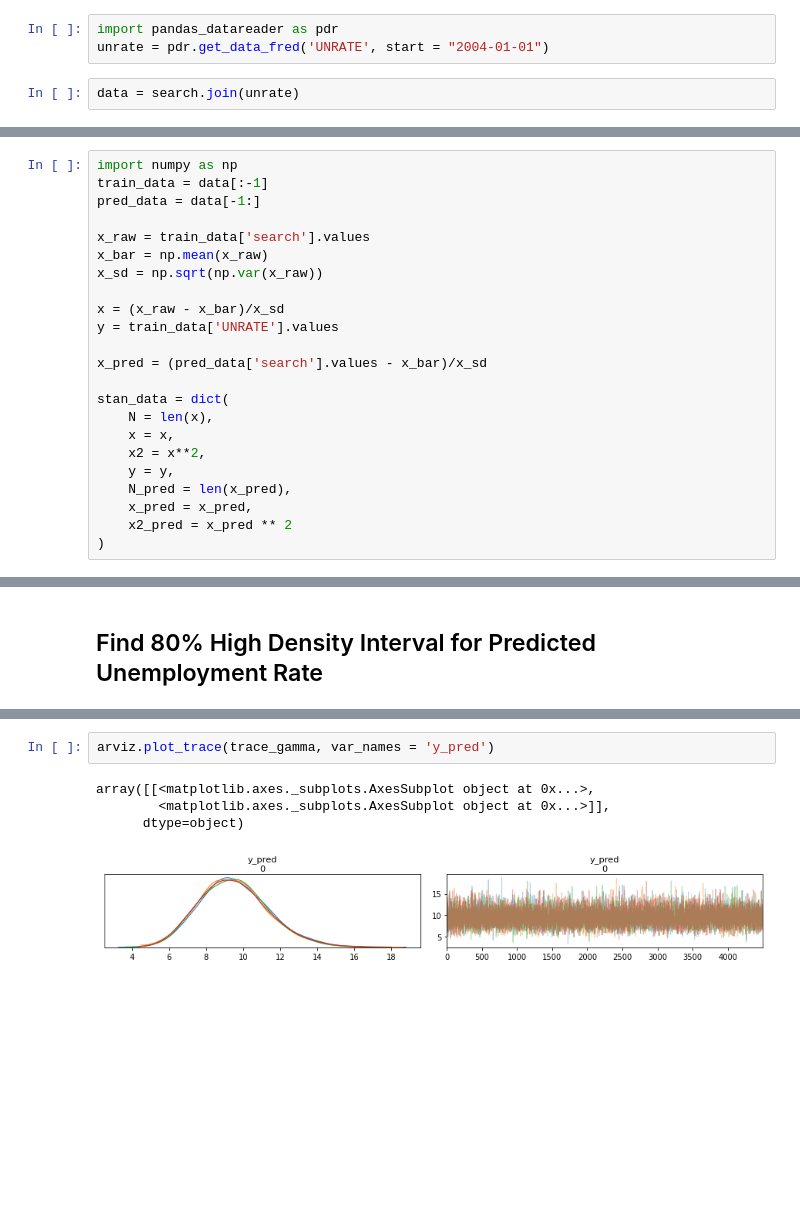
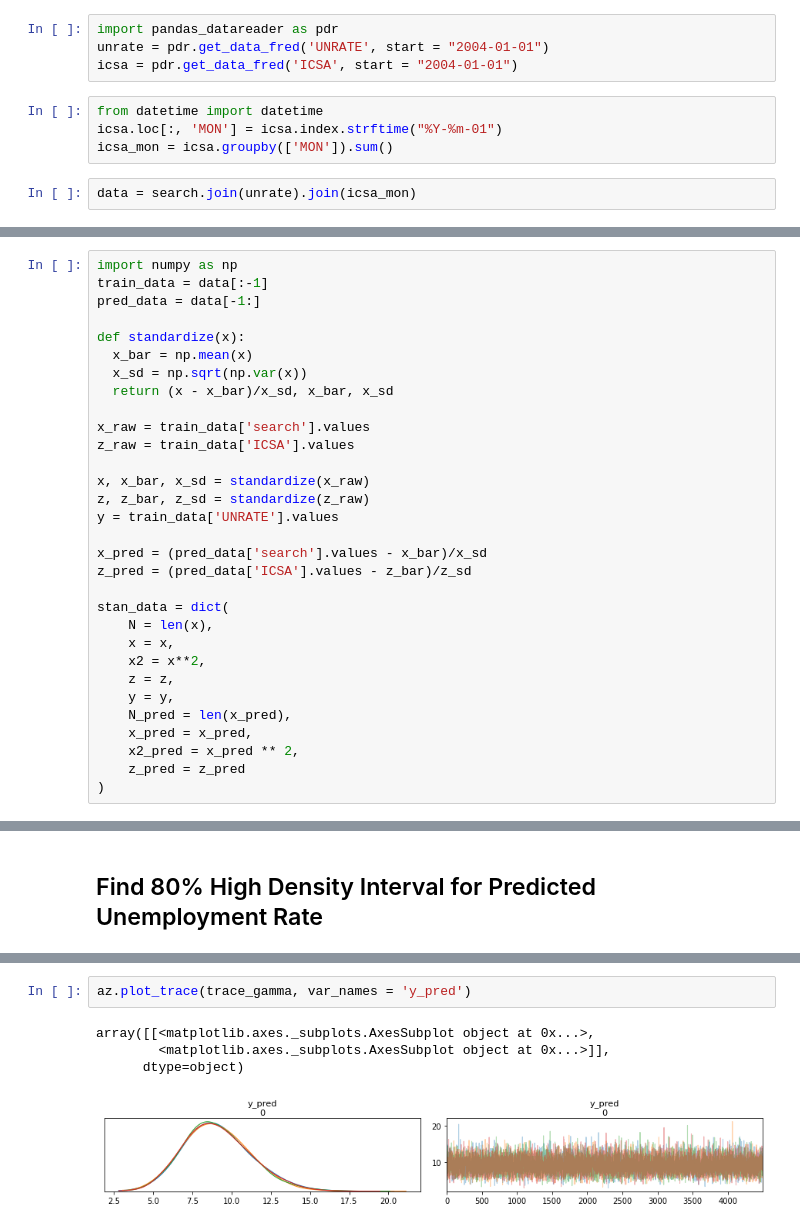
Before and after one commit to mingsensemble/bayesian-regression-unemployment, a Jupyter notebook: predict_unemployment_rate_with_google_search.ipynb, the cells around one changed output, grey strips where cells are left out. Cells and saved outputs as stored; diff of their text form; blank space fills up the shorter version.

```diff
--- a/predict_unemployment_rate_with_google_search.ipynb
+++ b/predict_unemployment_rate_with_google_search.ipynb
@@ -41,8 +41,13 @@ search = pytrends.interest_over_time().rename(columns = {'Unemployment Benefits'
 # %%
 import pandas_datareader as pdr
 unrate = pdr.get_data_fred('UNRATE', start = "2004-01-01")
+icsa = pdr.get_data_fred('ICSA', start = "2004-01-01")
+# %%
+from datetime import datetime
+icsa.loc[:, 'MON'] = icsa.index.strftime("%Y-%m-01")
+icsa_mon = icsa.groupby(['MON']).sum()
 # %%
-data = search.join(unrate)
+data = search.join(unrate).join(icsa_mon)
 # %%
 import matplotlib.pyplot as plt
 fig = plt.figure(figsize = (15, 10))
@@ -82,23 +97,31 @@ import numpy as np
 train_data = data[:-1]
 pred_data = data[-1:]
 
+def standardize(x):
+  x_bar = np.mean(x)
+  x_sd = np.sqrt(np.var(x))
+  return (x - x_bar)/x_sd, x_bar, x_sd
+
 x_raw = train_data['search'].values
-x_bar = np.mean(x_raw)
-x_sd = np.sqrt(np.var(x_raw))
+z_raw = train_data['ICSA'].values
 
-x = (x_raw - x_bar)/x_sd
+x, x_bar, x_sd = standardize(x_raw)
+z, z_bar, z_sd = standardize(z_raw)
 y = train_data['UNRATE'].values
 
 x_pred = (pred_data['search'].values - x_bar)/x_sd
+z_pred = (pred_data['ICSA'].values - z_bar)/z_sd
 
 stan_data = dict(
     N = len(x),
     x = x,
     x2 = x**2,
+    z = z,
     y = y,
     N_pred = len(x_pred),
     x_pred = x_pred,
-    x2_pred = x_pred ** 2
+    x2_pred = x_pred ** 2,
+    z_pred = z_pred
 )
 # %% [markdown]
 ## Model Specification 1: Gaussian Regression
@@ -284,9 +352,9 @@ For each parameter, n_eff is a crude measure of effective sample size,
 and Rhat is the potential scale reduction factor on split chains (at
 convergence, Rhat=1).
 # %%
-arviz.plot_trace(trace_gamma, var_names = 'y_pred')
+az.plot_trace(trace_gamma, var_names = 'y_pred')
 # %% [output]
 array([[<matplotlib.axes._subplots.AxesSubplot object at 0x...>,
         <matplotlib.axes._subplots.AxesSubplot object at 0x...>]],
       dtype=object)
-[figure, old version]
+[figure, new version]
```
Also changed, not shown: parts of 18 cells of this notebook.
